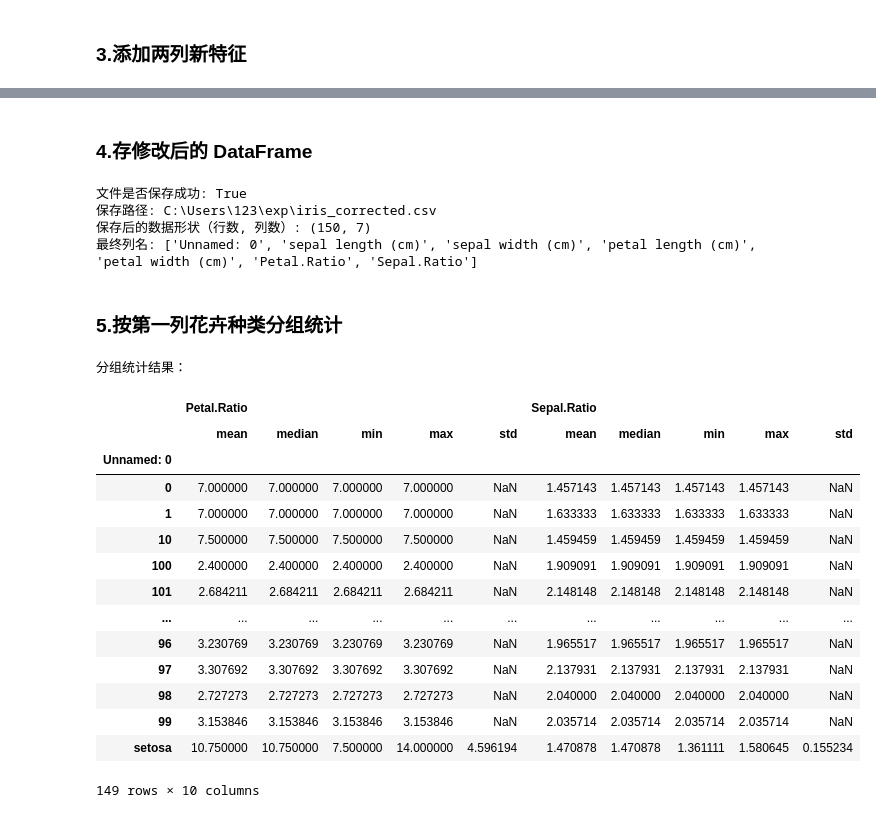
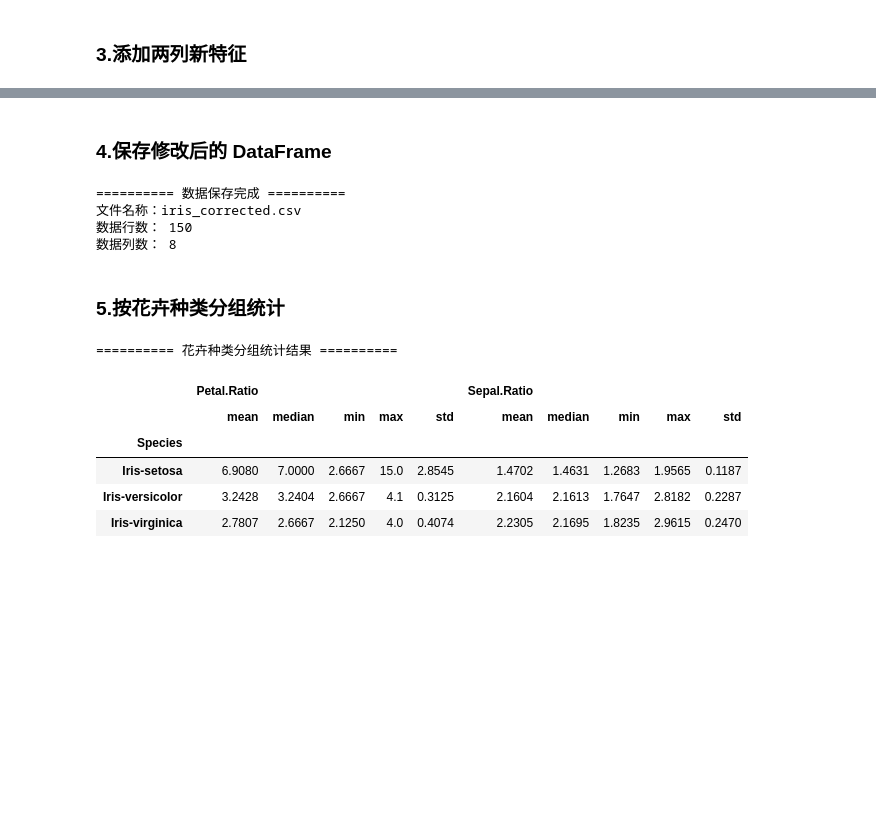
Before and after one commit to doki-zyr/Python, a Jupyter notebook: 20244630202_赵怡然_hw03.ipynb, the cells around one changed output, grey strips where cells are left out. Saved outputs shown, nothing was run; the diff lists cells and outputs as text; code cells hidden in the pictures; blank space fills up the shorter version.

Commit message:
Complete HW03 pandas DataFrame experiment

```diff
--- a/20244630202_赵怡然_hw03.ipynb
+++ b/20244630202_赵怡然_hw03.ipynb
@@ -438,18 +427,23 @@ display(iris_df.loc[[34, 37]])
 # %% [markdown]
 ### 3.添加两列新特征
 # %%
-# 花瓣长宽比
+# 计算花瓣长宽比
 iris_df["Petal.Ratio"] = (
-    iris_df["petal length (cm)"]
-    / iris_df["petal width (cm)"]
+    iris_df["PetalLengthCm"] / iris_df["PetalWidthCm"]
 )
 
-# 萼片长宽比
+# 计算萼片长宽比
 iris_df["Sepal.Ratio"] = (
-    iris_df["sepal length (cm)"]
-    / iris_df["sepal width (cm)"]
+    iris_df["SepalLengthCm"] / iris_df["SepalWidthCm"]
 )
 
-print("添加新特征后的数据：")
+# 查看新增特征后的数据
+print("========== 添加新特征后的数据 ==========")
 display(iris_df.head())
+
+# 检查数据集形状
+print("\n数据集形状：", iris_df.shape)
+
+print("\n新增的两列：")
+display(iris_df[["Petal.Ratio", "Sepal.Ratio"]].head())
 # %% [output]
@@ -463,47 +466,39 @@ display(iris_df.head())
 # %% [markdown]
-### 4.存修改后的 DataFrame
+### 4.保存修改后的 DataFrame
 # %%
-from pathlib import Path
+iris_df.to_csv(
+    "iris_corrected.csv",
+    index=False,
+    encoding="utf-8-sig"
+)
 
-# 4. 将更正并扩展后的 DataFrame 保存为 iris_corrected.csv
-output_path = Path("iris_corrected.csv")
-iris_df.to_csv(output_path, index=False)
-
-print("文件是否保存成功:", output_path.exists())
-print("保存路径:", output_path.resolve())
-print("保存后的数据形状（行数, 列数）:", iris_df.shape)
-print("最终列名:", iris_df.columns.tolist())
+print("========== 数据保存完成 ==========")
+print("文件名称：iris_corrected.csv")
+print("数据行数：", iris_df.shape[0])
+print("数据列数：", iris_df.shape[1])
 # %% [output]
-文件是否保存成功: True
-保存路径: C:\Users\123\exp\iris_corrected.csv
-保存后的数据形状（行数, 列数）: (150, 7)
-最终列名: ['Unnamed: 0', 'sepal length (cm)', 'sepal width (cm)', 'petal length (cm)', 'petal width (cm)', 'Petal.Ratio', 'Sepal.Ratio']
+========== 数据保存完成 ==========
+文件名称：iris_corrected.csv
+数据行数： 150
+数据列数： 8
 # %% [markdown]
-### 5.按第一列花卉种类分组统计
+### 5.按花卉种类分组统计
 # %%
-# 根据原始第一列分组
+# 按 Species 分组，统计两个比例特征
 result = (
     iris_df
-    .groupby(species_col)[["Petal.Ratio", "Sepal.Ratio"]]
+    .groupby("Species")[["Petal.Ratio", "Sepal.Ratio"]]
     .agg(["mean", "median", "min", "max", "std"])
 )
 
-print("分组统计结果：")
-display(result)
+# 输出统计结果
+print("========== 花卉种类分组统计结果 ==========")
+display(result.round(4))
 # %% [output]
-分组统计结果：
+========== 花卉种类分组统计结果 ==========
 |  | Petal.Ratio |  |  |  |  | Sepal.Ratio |  |  |  |  |
 |  | mean | median | min | max | std | mean | median | min | max | std |
-| Unnamed: 0 |  |  |  |  |  |  |  |  |  |  |
-| 0 | 7.000000 | 7.000000 | 7.000000 | 7.000000 | NaN | 1.457143 | 1.457143 | 1.457143 | 1.457143 | NaN |
-| 1 | 7.000000 | 7.000000 | 7.000000 | 7.000000 | NaN | 1.633333 | 1.633333 | 1.633333 | 1.633333 | NaN |
-| 10 | 7.500000 | 7.500000 | 7.500000 | 7.500000 | NaN | 1.459459 | 1.459459 | 1.459459 | 1.459459 | NaN |
-| 100 | 2.400000 | 2.400000 | 2.400000 | 2.400000 | NaN | 1.909091 | 1.909091 | 1.909091 | 1.909091 | NaN |
-| 101 | 2.684211 | 2.684211 | 2.684211 | 2.684211 | NaN | 2.148148 | 2.148148 | 2.148148 | 2.148148 | NaN |
-| ... | ... | ... | ... | ... | ... | ... | ... | ... | ... | ... |
-| 96 | 3.230769 | 3.230769 | 3.230769 | 3.230769 | NaN | 1.965517 | 1.965517 | 1.965517 | 1.965517 | NaN |
-| 97 | 3.307692 | 3.307692 | 3.307692 | 3.307692 | NaN | 2.137931 | 2.137931 | 2.137931 | 2.137931 | NaN |
-| 98 | 2.727273 | 2.727273 | 2.727273 | 2.727273 | NaN | 2.040000 | 2.040000 | 2.040000 | 2.040000 | NaN |
-| 99 | 3.153846 | 3.153846 | 3.153846 | 3.153846 | NaN | 2.035714 | 2.035714 | 2.035714 | 2.035714 | NaN |
-| setosa | 10.750000 | 10.750000 | 7.500000 | 14.000000 | 4.596194 | 1.470878 | 1.470878 | 1.361111 | 1.580645 | 0.155234 |
+| Species |  |  |  |  |  |  |  |  |  |  |
+| Iris-setosa | 6.9080 | 7.0000 | 2.6667 | 15.0 | 2.8545 | 1.4702 | 1.4631 | 1.2683 | 1.9565 | 0.1187 |
+| Iris-versicolor | 3.2428 | 3.2404 | 2.6667 | 4.1 | 0.3125 | 2.1604 | 2.1613 | 1.7647 | 2.8182 | 0.2287 |
+| Iris-virginica | 2.7807 | 2.6667 | 2.1250 | 4.0 | 0.4074 | 2.2305 | 2.1695 | 1.8235 | 2.9615 | 0.2470 |
-149 rows × 10 columns
```
Also changed, not shown: parts of 7 cells of this notebook, 2 other files.
